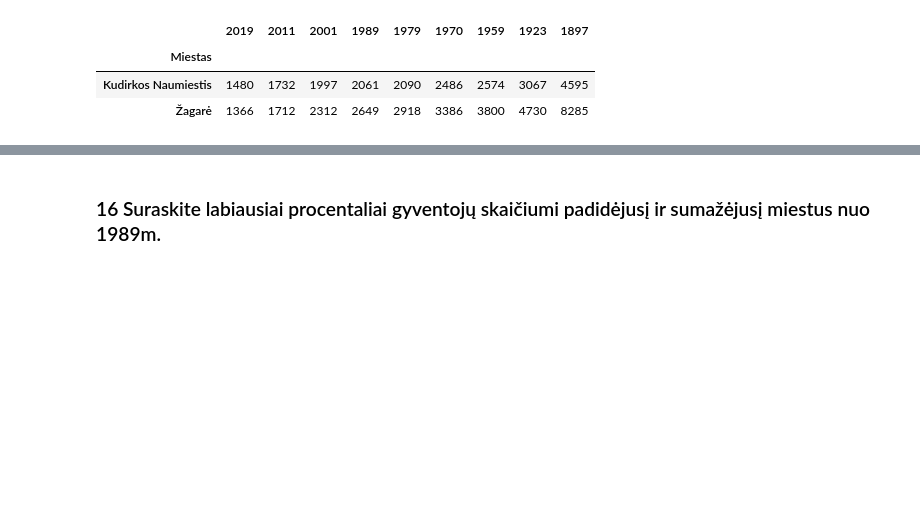
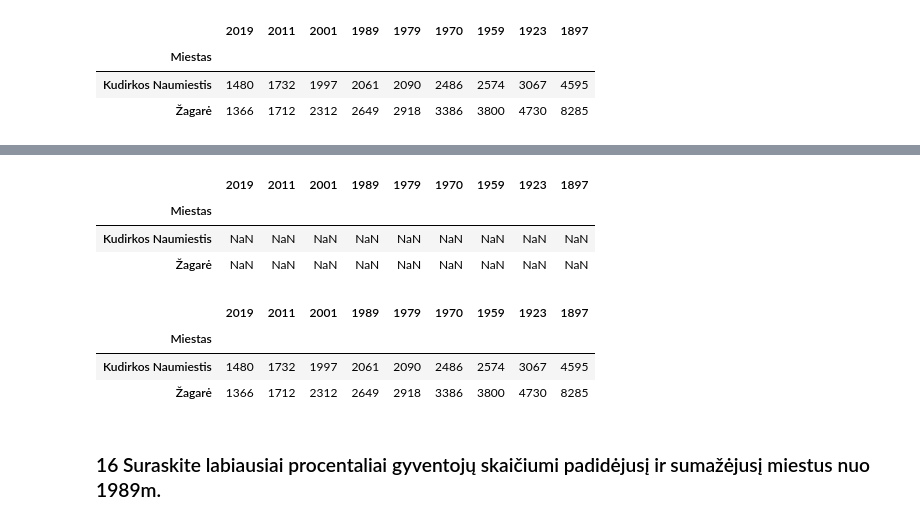
Before and after one commit to robotautas/kursas, a Jupyter notebook: Pandas/pandas_atsakymai1.ipynb, the cells around one changed output, grey strips where cells are left out. Drawn from its saved outputs; the diff is of its cells as text; code cells hidden in the pictures; blank space fills up the shorter version.

```diff
--- a/Pandas/pandas_atsakymai1.ipynb
+++ b/Pandas/pandas_atsakymai1.ipynb
@@ -182,3 +201,19 @@ df[(df['1897'] > df['1923']) &
+# %%
+decline = df[df.diff(axis=1, periods=-1) > 0]
+select = decline[decline.isna().all(axis=1)]
+select
+# %% [output]
+|  | 2019 | 2011 | 2001 | 1989 | 1979 | 1970 | 1959 | 1923 | 1897 |
+| Miestas |  |  |  |  |  |  |  |  |  |
+| Kudirkos Naumiestis | NaN | NaN | NaN | NaN | NaN | NaN | NaN | NaN | NaN |
+| Žagarė | NaN | NaN | NaN | NaN | NaN | NaN | NaN | NaN | NaN |
+# %%
+df.loc[select.index]
+# %% [output]
+|  | 2019 | 2011 | 2001 | 1989 | 1979 | 1970 | 1959 | 1923 | 1897 |
+| Miestas |  |  |  |  |  |  |  |  |  |
+| Kudirkos Naumiestis | 1480 | 1732 | 1997 | 2061 | 2090 | 2486 | 2574 | 3067 | 4595 |
+| Žagarė | 1366 | 1712 | 2312 | 2649 | 2918 | 3386 | 3800 | 4730 | 8285 |
 # %% [markdown]
 ### 16 Suraskite labiausiai procentaliai gyventojų skaičiumi padidėjusį ir sumažėjusį miestus nuo 1989m.
 # %% [markdown]
```
Also changed, not shown: parts of 2 cells of this notebook.
